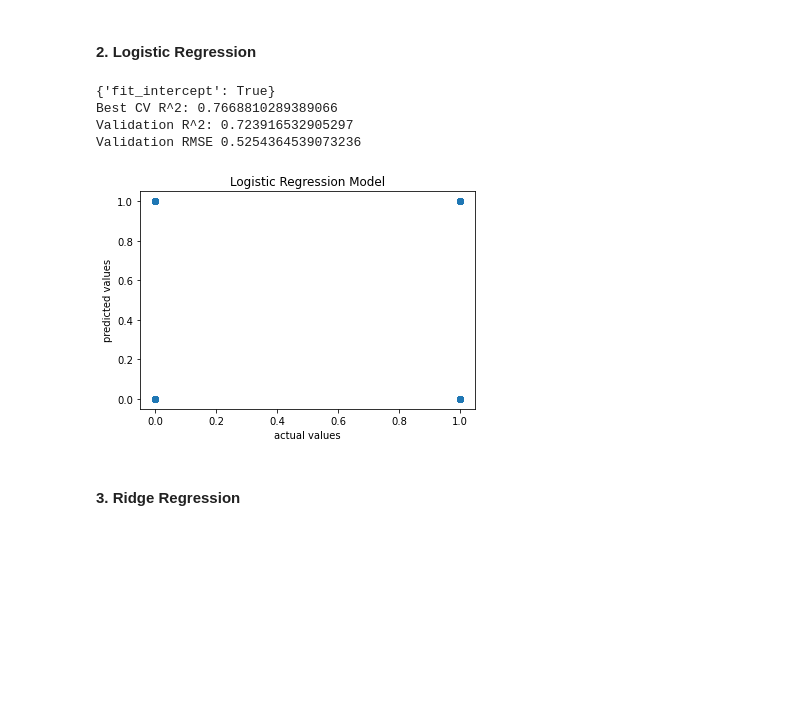
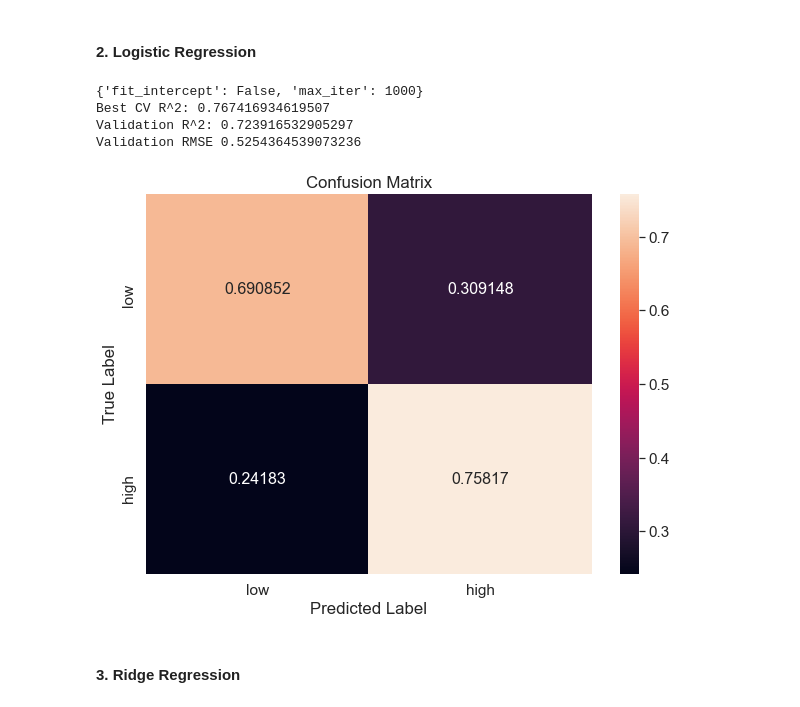
Before and after one commit to yaelnidam/CSS_Project2_Team1_Fall2020, a Jupyter notebook: project2.ipynb, the cells around one changed output. Saved outputs shown, nothing was run; the diff lists cells and outputs as text; code cells hidden in the pictures; blank space fills up the shorter version.

```diff
--- a/project2.ipynb
+++ b/project2.ipynb
@@ -609,10 +608,12 @@ rmse(log_pred, y_train1)
 Below we tune the hyperparameters of the Logistic Regression model
 # %%
 # 6. Tune Hyperparameters
-param_grid = {'fit_intercept': [True, False]}
+param_grid = {'fit_intercept': [True, False],
+             'max_iter': [1000]}
 log_grid_reg = GridSearchCV(log_reg, param_grid, cv=3, iid=False)
 log_grid_reg.fit(X_train1, y_train1)
 
 # print out the best hyperparameters
-best_index = np.argmax(log_grid_reg.cv_results_["mean_test_score"])
+best_log_index = np.argmax(log_grid_reg.cv_results_["mean_test_score"])
+print(log_grid_reg.cv_results_["params"][best_log_index])
 # %% [output]
@@ -791,7 +776,7 @@ plt.show()
 #### 2. Logistic Regression
 # %%
 # print out best hyperparameters
-print(log_grid_reg.cv_results_["params"][best_index])
+print(log_grid_reg.cv_results_["params"][best_log_index])
 
 # use to predict on validation set
 best_log_pred = log_grid_reg.best_estimator_.predict(X_validate1)
@@ -800,19 +785,37 @@ print('Best CV R^2:', max(log_grid_reg.cv_results_["mean_test_score"]))
 print('Validation R^2:', log_grid_reg.score(X_validate1, y_validate1))
 print('Validation RMSE', rmse(best_log_pred, y_validate1))
 # %% [output]
-{'fit_intercept': True}
-Best CV R^2: 0.7668810289389066
+{'fit_intercept': False, 'max_iter': 1000}
+Best CV R^2: 0.767416934619507
 Validation R^2: 0.723916532905297
 Validation RMSE 0.5254364539073236
-# %%
-# plot the predictions
-plt.scatter(x = y_validate1, y = best_log_pred)
-plt.title('Logistic Regression Model')
-plt.xlabel('actual values')
-plt.ylabel('predicted values')
-plt.show()
-# %% [output]
-[figure, removed]
+# %%
+# show a confusion matrix
+cf_matrix = confusion_matrix(y_validate1, best_log_pred, normalize = "true")
+df_cm = pd.DataFrame(cf_matrix, range(2),
+                  range(2))
+
+df_cm = df_cm.rename(index=str, columns={0: "low", 1: "high"})
+df_cm.index = ["low", "high"]
+plt.figure(figsize = (10,7))
+sns.set(font_scale=1.4)#for label size
+sns.heatmap(df_cm,
+           annot=True,
+           annot_kws={"size": 16},
+           fmt='g')
+
+plt.title("Confusion Matrix")
+plt.xlabel("Predicted Label")
+plt.ylabel("True Label")
+plt.show()
+
+#plt.scatter(x = y_validate1, y = best_log_pred)
+#plt.title('Logistic Regression Model')
+#plt.xlabel('actual values')
+#plt.ylabel('predicted values')
+#plt.show()
+# %% [output]
+[figure, added]
 # %% [markdown]
 #### 3. Ridge Regression
 # %%
```
Also changed, not shown: parts of 35 cells of this notebook.
